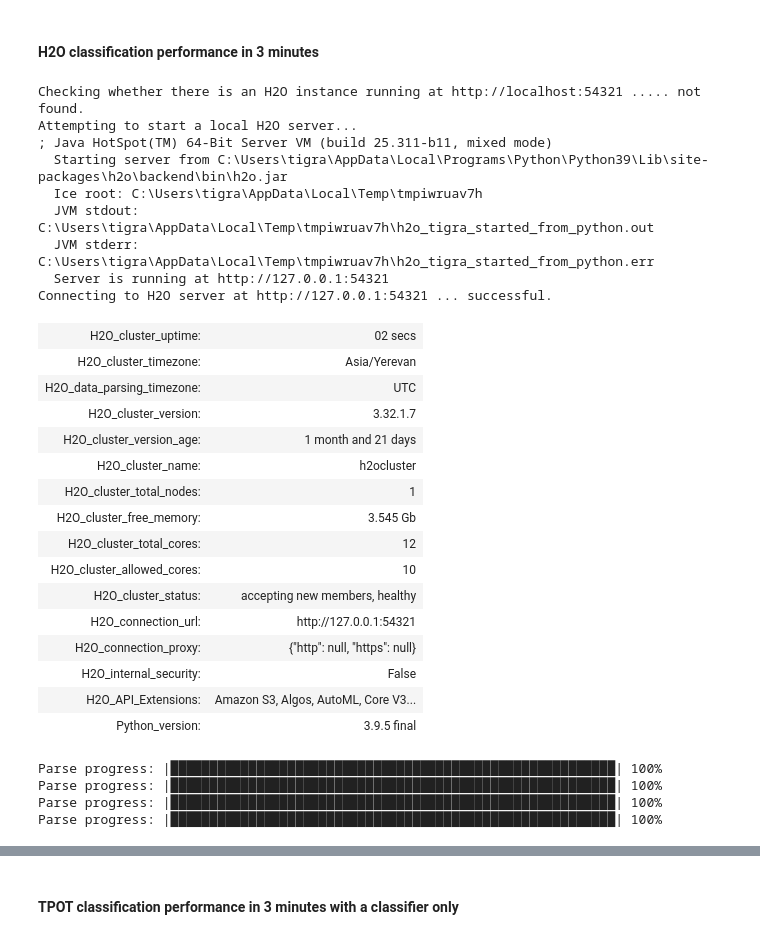
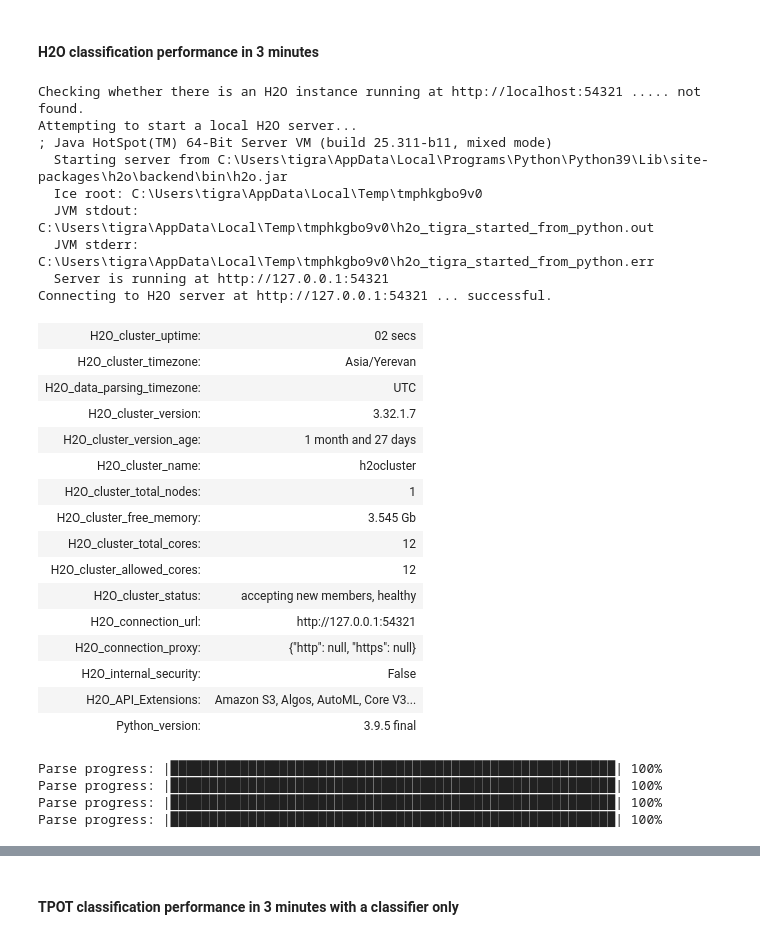
Before and after one commit to tavetisyan95/tpot-automl-basics, a Jupyter notebook: h2o-vs-tpot-performance.ipynb, the cells around one changed output, grey strips where cells are left out. Cells and saved outputs as stored; diff of their text form; code cells hidden in the pictures.

```diff
--- a/h2o-vs-tpot-performance.ipynb
+++ b/h2o-vs-tpot-performance.ipynb
@@ -122,48 +122,48 @@ from sklearn import datasets
 from sklearn.model_selection import train_test_split
 
 # Initializing our H2O cluster
-h2o.init(name="h2ocluster", nthreads=10)
+h2o.init(name="h2ocluster", nthreads=12)
 
 # Creating H2OFrame objects for train data
 train_features = h2o.H2OFrame(X_train, column_names=list(data["feature_names"]))
 train_labels = h2o.H2OFrame(y_train, column_names=["target"])
 
 # Creating H2OFrame objects for test data
 test_features = h2o.H2OFrame(X_test, column_names=list(data["feature_names"]))
 test_labels = h2o.H2OFrame(y_test, column_names=["target"])
 
 # Joining our features and labels
 train_frame = train_features.cbind(train_labels)
 test_frame = test_features.cbind(test_labels)
 
 # Specifying feature and target names for training
 x = train_frame.columns
 y = "target"
 x.remove(y)
 
 # Converting labels to categoricals
 train_frame[y] = train_frame[y].asfactor()
 test_frame[y] = test_frame[y].asfactor()
 # %% [output]
 Checking whether there is an H2O instance running at http://localhost:54321 ..... not found.
 Attempting to start a local H2O server...
 ; Java HotSpot(TM) 64-Bit Server VM (build 25.311-b11, mixed mode)
   Starting server from C:\Users\tigra\AppData\Local\Programs\Python\Python39\Lib\site-packages\h2o\backend\bin\h2o.jar
-  Ice root: C:\Users\tigra\AppData\Local\Temp\tmpiwruav7h
-  JVM stdout: C:\Users\tigra\AppData\Local\Temp\tmpiwruav7h\h2o_tigra_started_from_python.out
-  JVM stderr: C:\Users\tigra\AppData\Local\Temp\tmpiwruav7h\h2o_tigra_started_from_python.err
+  Ice root: C:\Users\tigra\AppData\Local\Temp\tmphkgbo9v0
+  JVM stdout: C:\Users\tigra\AppData\Local\Temp\tmphkgbo9v0\h2o_tigra_started_from_python.out
+  JVM stderr: C:\Users\tigra\AppData\Local\Temp\tmphkgbo9v0\h2o_tigra_started_from_python.err
   Server is running at http://127.0.0.1:54321
 Connecting to H2O server at http://127.0.0.1:54321 ... successful.
 | H2O_cluster_uptime: | 02 secs |
 | H2O_cluster_timezone: | Asia/Yerevan |
 | H2O_data_parsing_timezone: | UTC |
 | H2O_cluster_version: | 3.32.1.7 |
-| H2O_cluster_version_age: | 1 month and 21 days |
+| H2O_cluster_version_age: | 1 month and 27 days |
 | H2O_cluster_name: | h2ocluster |
 | H2O_cluster_total_nodes: | 1 |
 | H2O_cluster_free_memory: | 3.545 Gb |
 | H2O_cluster_total_cores: | 12 |
-| H2O_cluster_allowed_cores: | 10 |
+| H2O_cluster_allowed_cores: | 12 |
 | H2O_cluster_status: | accepting new members, healthy |
 | H2O_connection_url: | http://127.0.0.1:54321 |
 | H2O_connection_proxy: | {"http": null, "https": null} |
```
Also changed, not shown: parts of 23 cells of this notebook.
